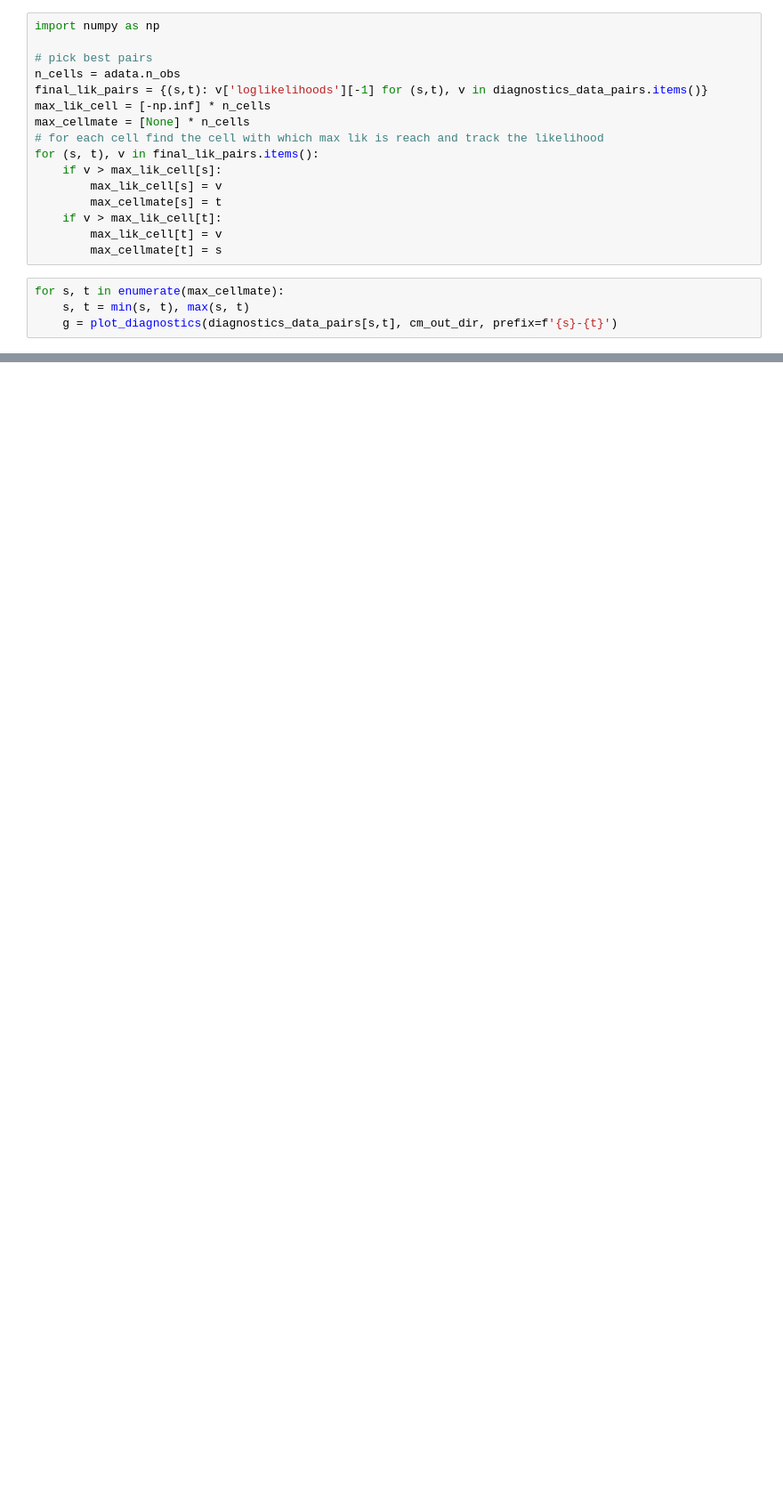
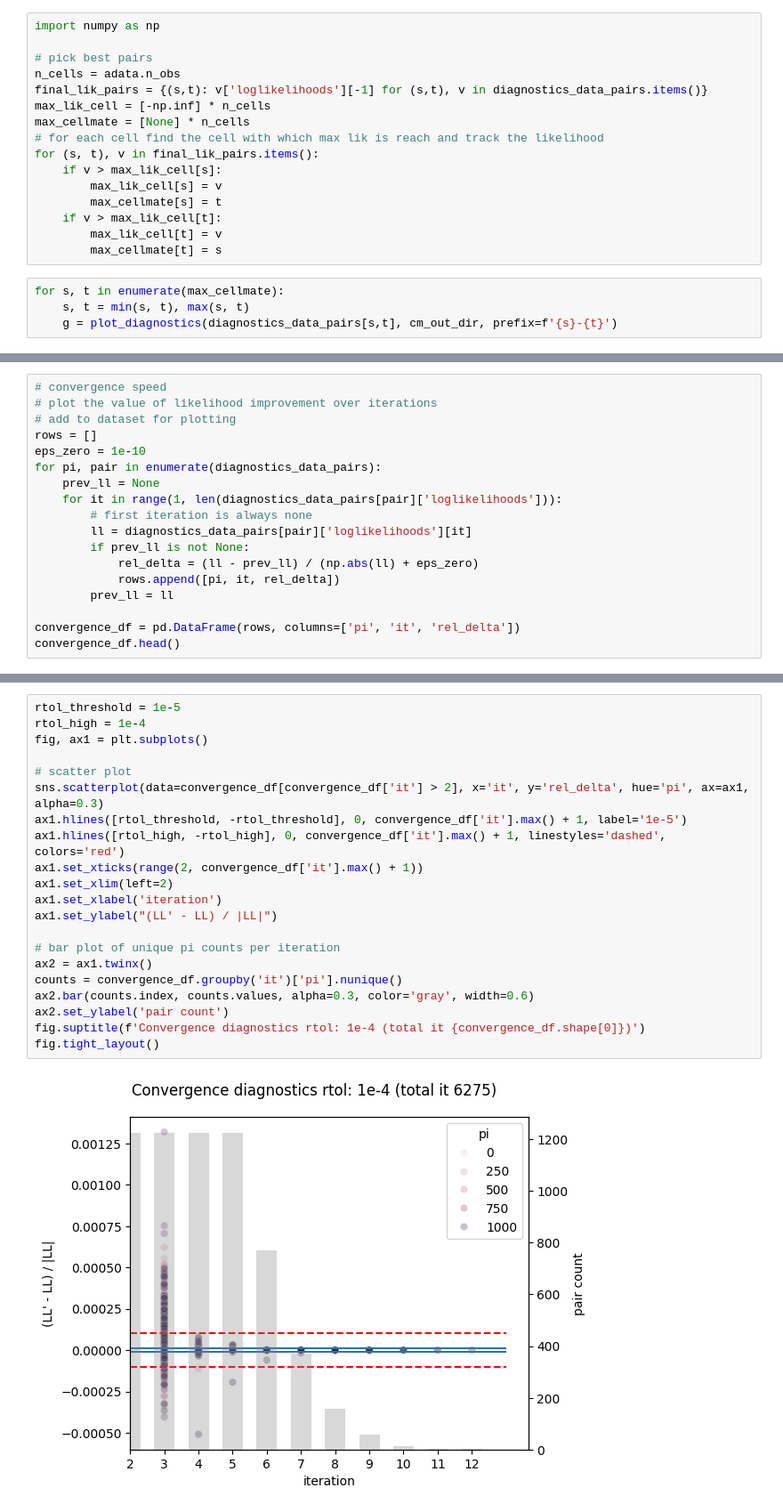
Before and after one commit to wxx20020407/cellmates_speedup, a Jupyter notebook: reproducibility/workflows/cellmates_batch_cnasim/workflow/notebooks/diagnostics.ipynb, the cells around one changed output, grey strips where cells are left out. Shown at 89% size. Saved outputs shown, nothing was run; the diff lists cells and outputs as text; blank space fills up the shorter version.

Commit message:
[feat] add convergence threshold test

```diff
--- a/reproducibility/workflows/cellmates_batch_cnasim/workflow/notebooks/diagnostics.ipynb
+++ b/reproducibility/workflows/cellmates_batch_cnasim/workflow/notebooks/diagnostics.ipynb
@@ -102,0 +109,18 @@ diagnostics_data_pairs[0,1]
+# %%
+# convergence speed
+# plot the value of likelihood improvement over iterations
+# add to dataset for plotting
+rows = []
+eps_zero = 1e-10
+for pi, pair in enumerate(diagnostics_data_pairs):
+    prev_ll = None
+    for it in range(1, len(diagnostics_data_pairs[pair]['loglikelihoods'])):
+        # first iteration is always none
+        ll = diagnostics_data_pairs[pair]['loglikelihoods'][it]
+        if prev_ll is not None:
+            rel_delta = (ll - prev_ll) / (np.abs(ll) + eps_zero)
+            rows.append([pi, it, rel_delta])
+        prev_ll = ll
+
+convergence_df = pd.DataFrame(rows, columns=['pi', 'it', 'rel_delta'])
+convergence_df.head()
@@ -102,0 +134,23 @@ diagnostics_data_pairs[0,1]
+# %%
+rtol_threshold = 1e-5
+rtol_high = 1e-4
+fig, ax1 = plt.subplots()
+
+# scatter plot
+sns.scatterplot(data=convergence_df[convergence_df['it'] > 2], x='it', y='rel_delta', hue='pi', ax=ax1, alpha=0.3)
+ax1.hlines([rtol_threshold, -rtol_threshold], 0, convergence_df['it'].max() + 1, label='1e-5')
+ax1.hlines([rtol_high, -rtol_high], 0, convergence_df['it'].max() + 1, linestyles='dashed', colors='red')
+ax1.set_xticks(range(2, convergence_df['it'].max() + 1))
+ax1.set_xlim(left=2)
+ax1.set_xlabel('iteration')
+ax1.set_ylabel("(LL' - LL) / |LL|")
+
+# bar plot of unique pi counts per iteration
+ax2 = ax1.twinx()
+counts = convergence_df.groupby('it')['pi'].nunique()
+ax2.bar(counts.index, counts.values, alpha=0.3, color='gray', width=0.6)
+ax2.set_ylabel('pair count')
+fig.suptitle(f'Convergence diagnostics rtol: 1e-4 (total it {convergence_df.shape[0]})')
+fig.tight_layout()
+# %% [output]
+[figure, added]
```
Also changed, not shown: parts of 15 cells of this notebook.
